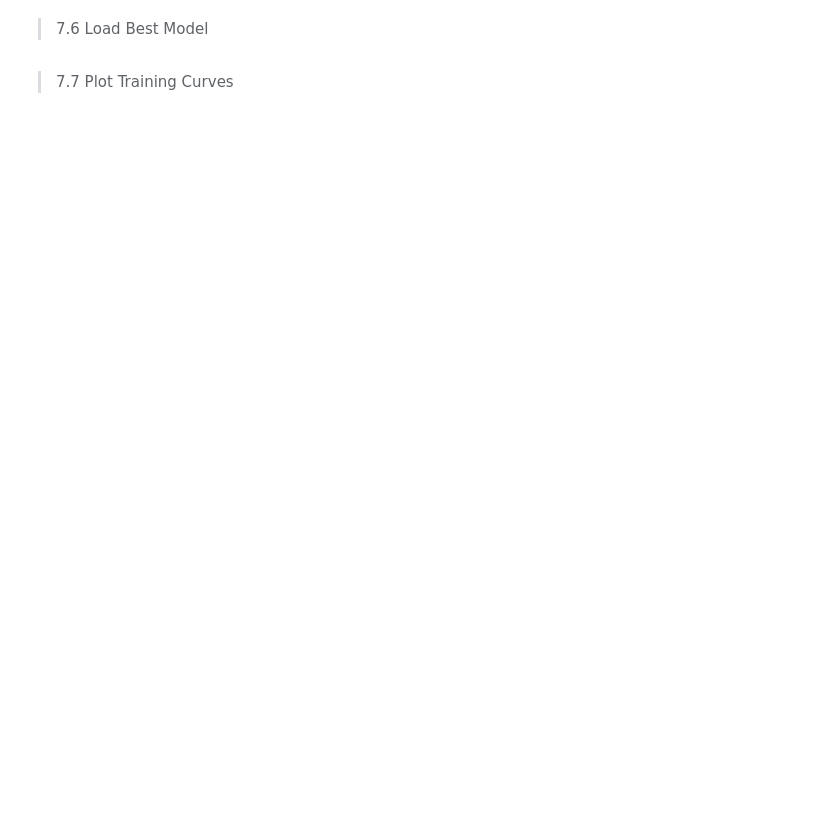
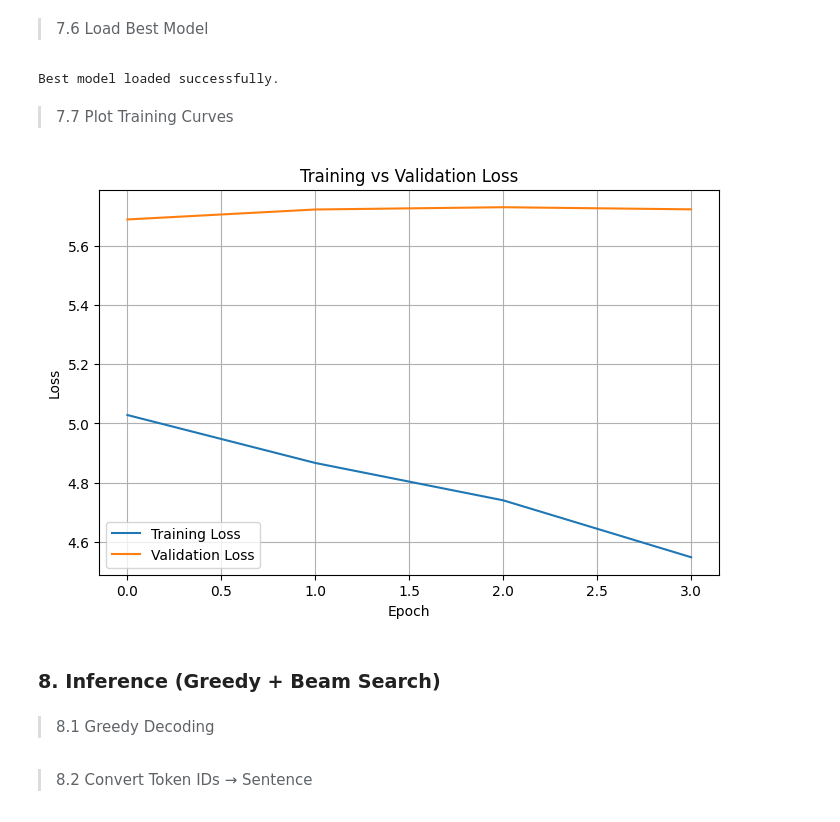
Before and after one commit to iamKrishnendu/nlu-assignment, a Jupyter notebook: notebook/sanskrit_english_nmt.ipynb, the cells around one changed output. Cells and saved outputs as stored; diff of their text form; code cells hidden in the pictures; blank space fills up the shorter version.

```diff
--- a/notebook/sanskrit_english_nmt.ipynb
+++ b/notebook/sanskrit_english_nmt.ipynb
@@ -1081,3 +1156,17 @@ optimizer = optim.Adam(
 print("Optimizer Created Successfully.")
 # %% [output]
 Optimizer Created Successfully.
+# %%
+# ==========================================================
+# LEARNING RATE SCHEDULER
+# ==========================================================
+
+scheduler = optim.lr_scheduler.ReduceLROnPlateau(
+    optimizer,
+    mode="min",
+    factor=0.5,
+    patience=2,
+    min_lr=1e-6
+)
+
+print("Learning Rate Scheduler Created Successfully.")
@@ -1088,10 +1179,12 @@ Optimizer Created Successfully.
 # TRAIN ONE EPOCH
 # ==========================================================
 
-def train_one_epoch(model,
-                    dataloader,
-                    optimizer,
-                    criterion):
+def train_one_epoch(
+    model,
+    dataloader,
+    optimizer,
+    criterion
+):
 
     model.train()
 
@@ -1109,10 +1202,10 @@ def train_one_epoch(model,
         optimizer.zero_grad()
 
         output = model(
-            source_batch,
-            target_batch,
-            teacher_forcing_ratio=TEACHER_FORCING_RATIO
-        )
+              source_batch,
+              target_batch,
+              teacher_forcing_ratio=TEACHER_FORCING_RATIO
+          )
 
         # Ignore <SOS>
         output = output[:, 1:, :]
@@ -1132,6 +1225,11 @@ def train_one_epoch(model,
 
         loss.backward()
 
+        torch.nn.utils.clip_grad_norm_(
+            model.parameters(),
+            max_norm=1
+        )
+
         optimizer.step()
 
         running_loss += loss.item()
@@ -1268,7 +1442,7 @@ for epoch in range(EPOCHS):
 
 model.load_state_dict(
     torch.load(
-        "best_seq2seq_model.pth",
+        f"{DATASET_DIR}/best_seq2seq_model.pth",
         map_location=DEVICE
     )
 )
@@ -1276,33 +1450,47 @@ model.load_state_dict(
 model.eval()
 
 print("Best model loaded successfully.")
+# %% [output]
+Best model loaded successfully.
 # %% [markdown]
 > 7.7 Plot Training Curves
 # %%
 # ==========================================================
 # TRAINING CURVES
 # ==========================================================
 
 plt.figure(figsize=(8,5))
 
 plt.plot(
     train_losses,
     label="Training Loss"
 )
 
 plt.plot(
     validation_losses,
     label="Validation Loss"
 )
 
 plt.xlabel("Epoch")
 
 plt.ylabel("Loss")
 
 plt.title("Training vs Validation Loss")
 
 plt.legend()
 
 plt.grid(True)
 
+plt.savefig(
+    f"{DATASET_DIR}/training_validation_loss.png",
+    dpi=300,
+    bbox_inches="tight"
+)
+
 plt.show()
+# %% [output]
+[figure, added]
+# %% [markdown]
+### 8. Inference (Greedy + Beam Search)
+# %% [markdown]
+> 8.1 Greedy Decoding
@@ -1308,0 +1554,2 @@ plt.show()
+# %% [markdown]
+> 8.2 Convert Token IDs → Sentence
```
Also changed, not shown: parts of 50 cells of this notebook.
